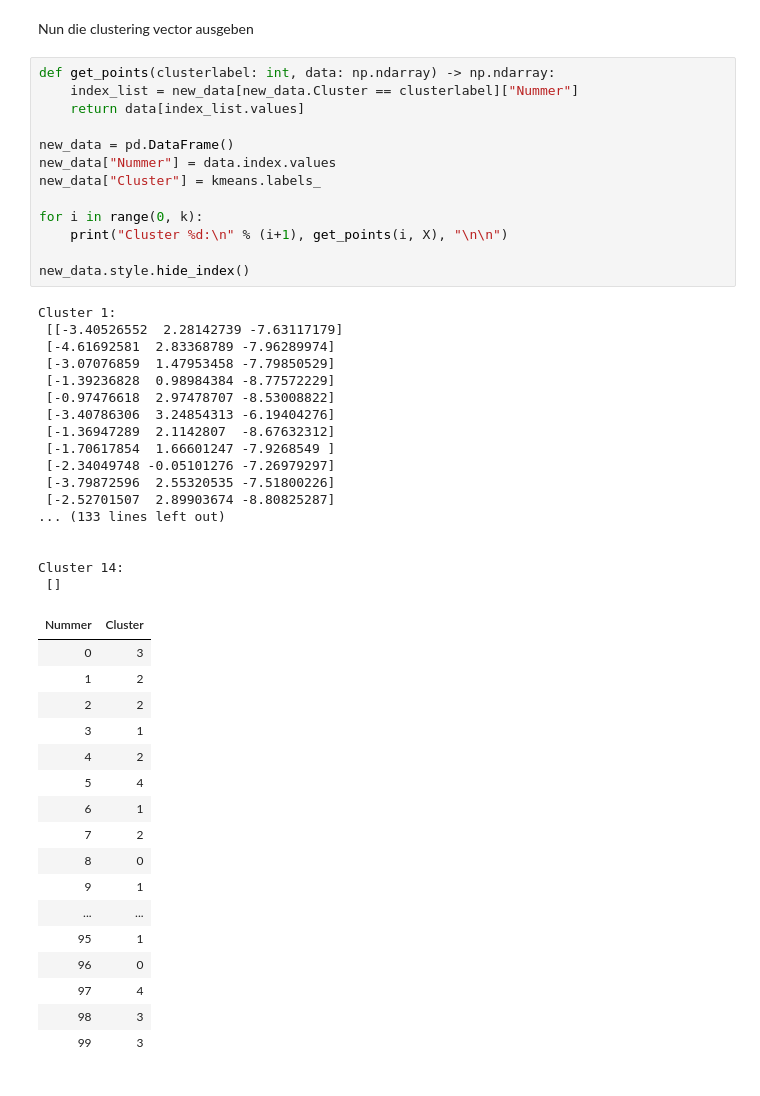
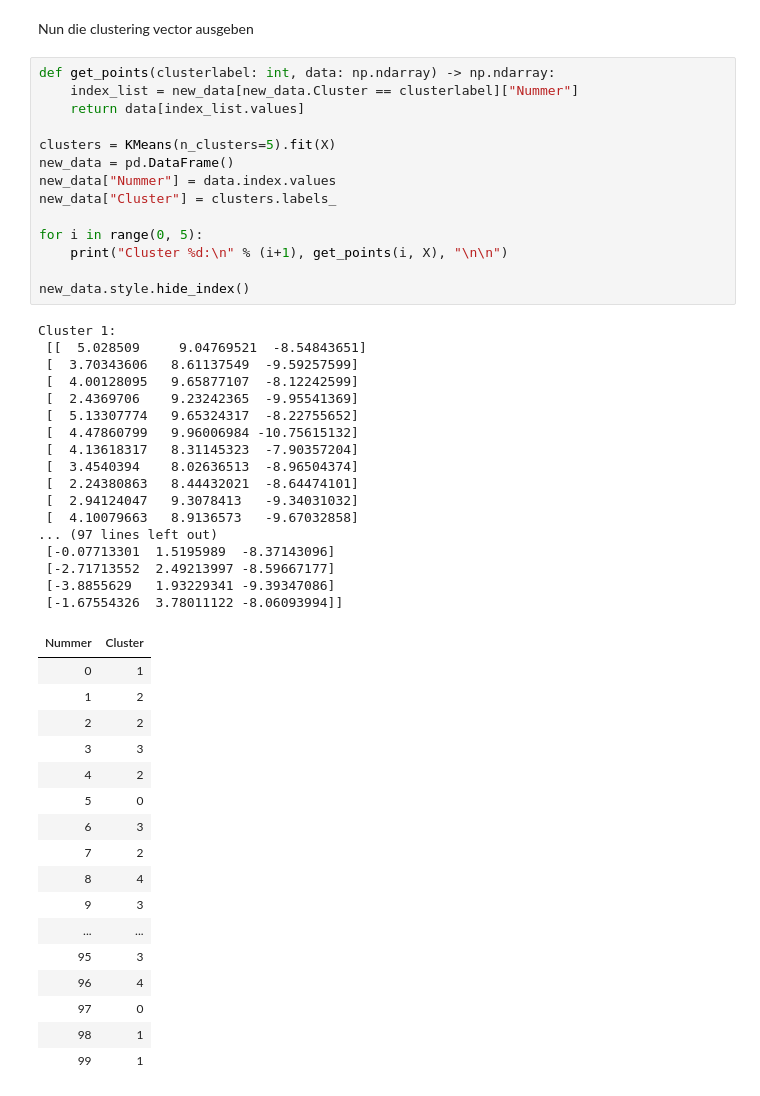
Before and after one commit to MaxMali/MM_12_Clustering_Excercise, a Jupyter notebook: MM_12_Clustering_E_Solution.ipynb, the cells around one changed output. Cells and saved outputs as stored; diff of their text form.

```diff
--- a/MM_12_Clustering_E_Solution.ipynb
+++ b/MM_12_Clustering_E_Solution.ipynb
@@ -135,48 +135,49 @@ Nun die clustering vector ausgeben
 # %%
 def get_points(clusterlabel: int, data: np.ndarray) -> np.ndarray:
     index_list = new_data[new_data.Cluster == clusterlabel]["Nummer"]
     return data[index_list.values]
 
+clusters = KMeans(n_clusters=5).fit(X)
 new_data = pd.DataFrame()
 new_data["Nummer"] = data.index.values
-new_data["Cluster"] = kmeans.labels_
+new_data["Cluster"] = clusters.labels_
 
-for i in range(0, k):
+for i in range(0, 5):
     print("Cluster %d:\n" % (i+1), get_points(i, X), "\n\n")
 
 new_data.style.hide_index()
 # %% [output]
 Cluster 1:
- [[-3.40526552  2.28142739 -7.63117179]
- [-4.61692581  2.83368789 -7.96289974]
- [-3.07076859  1.47953458 -7.79850529]
- [-1.39236828  0.98984384 -8.77572229]
- [-0.97476618  2.97478707 -8.53008822]
- [-3.40786306  3.24854313 -6.19404276]
- [-1.36947289  2.1142807  -8.67632312]
- [-1.70617854  1.66601247 -7.9268549 ]
- [-2.34049748 -0.05101276 -7.26979297]
- [-3.79872596  2.55320535 -7.51800226]
- [-2.52701507  2.89903674 -8.80825287]
-... (133 lines left out)
-
-
-Cluster 14:
- []
+ [[  5.028509     9.04769521  -8.54843651]
+ [  3.70343606   8.61137549  -9.59257599]
+ [  4.00128095   9.65877107  -8.12242599]
+ [  2.4369706    9.23242365  -9.95541369]
+ [  5.13307774   9.65324317  -8.22755652]
+ [  4.47860799   9.96006984 -10.75615132]
+ [  4.13618317   8.31145323  -7.90357204]
+ [  3.4540394    8.02636513  -8.96504374]
+ [  2.24380863   8.44432021  -8.64474101]
+ [  2.94124047   9.3078413   -9.34031032]
+ [  4.10079663   8.9136573   -9.67032858]
+... (97 lines left out)
+ [-0.07713301  1.5195989  -8.37143096]
+ [-2.71713552  2.49213997 -8.59667177]
+ [-3.8855629   1.93229341 -9.39347086]
+ [-1.67554326  3.78011122 -8.06093994]]
 | Nummer | Cluster |
-| 0 | 3 |
+| 0 | 1 |
 | 1 | 2 |
 | 2 | 2 |
-| 3 | 1 |
+| 3 | 3 |
 | 4 | 2 |
-| 5 | 4 |
-| 6 | 1 |
+| 5 | 0 |
+| 6 | 3 |
 | 7 | 2 |
-| 8 | 0 |
-| 9 | 1 |
+| 8 | 4 |
+| 9 | 3 |
 | ... | ... |
-| 95 | 1 |
-| 96 | 0 |
-| 97 | 4 |
-| 98 | 3 |
-| 99 | 3 |
+| 95 | 3 |
+| 96 | 4 |
+| 97 | 0 |
+| 98 | 1 |
+| 99 | 1 |
```
Also changed, not shown: parts of 2 cells of this notebook.
